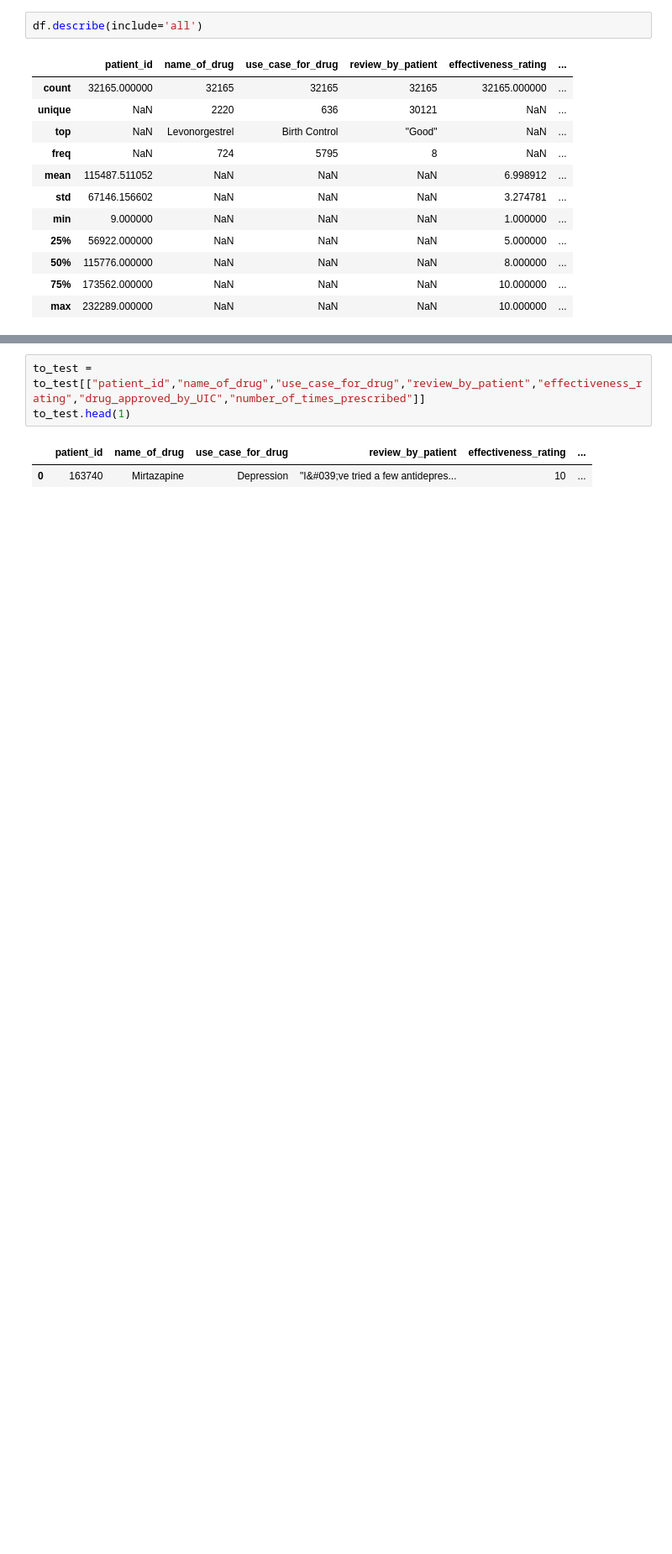
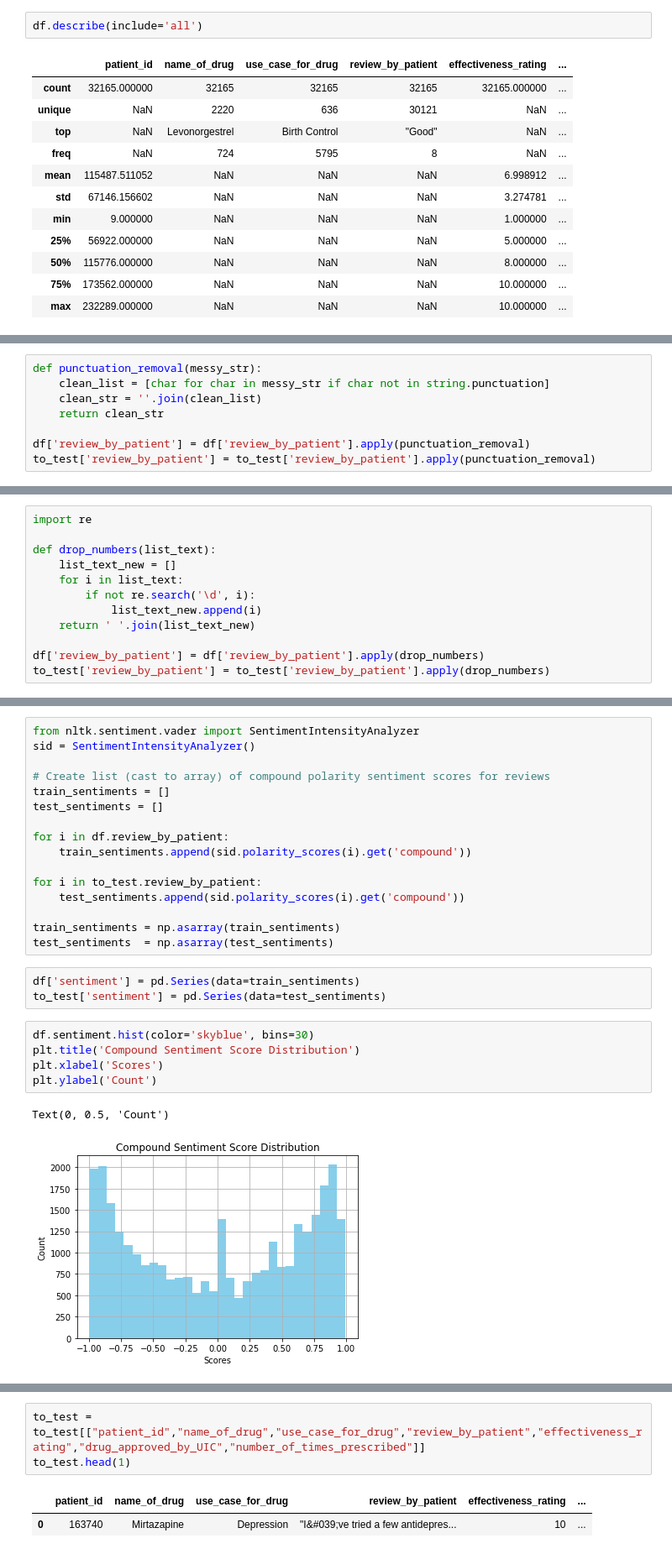
Before and after one commit to bhrt-sharma/HackerEarth-STD-Regression-Challenge, a Jupyter notebook: STD_Hackerearth_Solution.ipynb, the cells around one changed output, grey strips where cells are left out. Shown: that part at 84% size. Cells and saved outputs as stored; diff of their text form; blank space fills up the shorter version.

```diff
--- a/STD_Hackerearth_Solution.ipynb
+++ b/STD_Hackerearth_Solution.ipynb
@@ -50,0 +69,8 @@ df.head(5)
+# %%
+def punctuation_removal(messy_str):
+    clean_list = [char for char in messy_str if char not in string.punctuation]
+    clean_str = ''.join(clean_list)
+    return clean_str
+
+df['review_by_patient'] = df['review_by_patient'].apply(punctuation_removal)
+to_test['review_by_patient'] = to_test['review_by_patient'].apply(punctuation_removal)
@@ -50,0 +98,12 @@ df.head(5)
+# %%
+import re
+
+def drop_numbers(list_text):
+    list_text_new = []
+    for i in list_text:
+        if not re.search('\d', i):
+            list_text_new.append(i)
+    return ' '.join(list_text_new)
+
+df['review_by_patient'] = df['review_by_patient'].apply(drop_numbers)
+to_test['review_by_patient'] = to_test['review_by_patient'].apply(drop_numbers)
@@ -50,0 +112,27 @@ df.head(5)
+# %%
+from nltk.sentiment.vader import SentimentIntensityAnalyzer
+sid = SentimentIntensityAnalyzer()
+
+# Create list (cast to array) of compound polarity sentiment scores for reviews
+train_sentiments = []
+test_sentiments = []
+
+for i in df.review_by_patient:
+    train_sentiments.append(sid.polarity_scores(i).get('compound'))
+
+for i in to_test.review_by_patient:
+    test_sentiments.append(sid.polarity_scores(i).get('compound'))
+
+train_sentiments = np.asarray(train_sentiments)
+test_sentiments  = np.asarray(test_sentiments)
+# %%
+df['sentiment'] = pd.Series(data=train_sentiments)
+to_test['sentiment'] = pd.Series(data=test_sentiments)
+# %%
+df.sentiment.hist(color='skyblue', bins=30)
+plt.title('Compound Sentiment Score Distribution')
+plt.xlabel('Scores')
+plt.ylabel('Count')
+# %% [output]
+Text(0, 0.5, 'Count')
+[figure, added]
```
Also changed, not shown: parts of 92 cells of this notebook.
